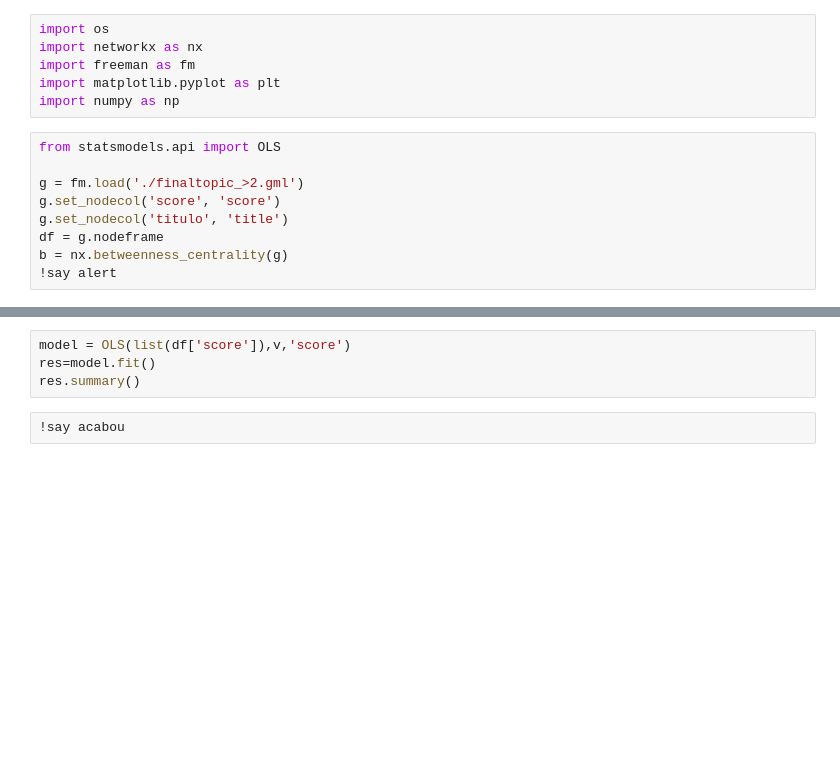
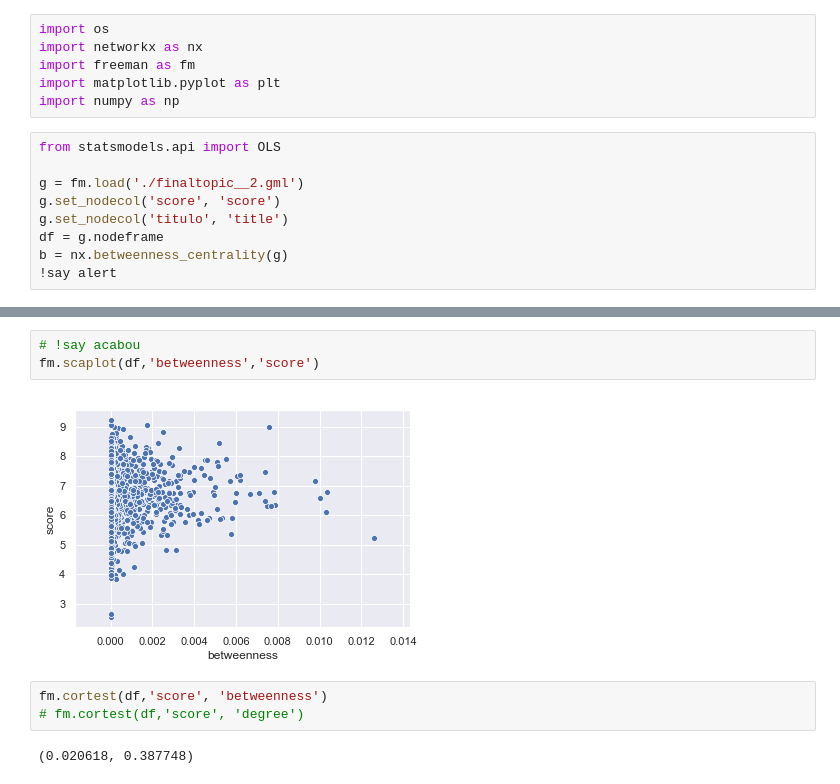
Before and after one commit to juanjorgegarcia/MAL-Social-Network-Analysis, a Jupyter notebook: analysis.ipynb, the cells around one changed output, grey strips where cells are left out. Cells and saved outputs as stored; diff of their text form; blank space fills up the shorter version.

```diff
--- a/analysis.ipynb
+++ b/analysis.ipynb
@@ -7,7 +7,7 @@ import numpy as np
 # %%
 from statsmodels.api import OLS
 
-g = fm.load('./finaltopic_>2.gml')
+g = fm.load('./finaltopic__2.gml')
 g.set_nodecol('score', 'score')
 g.set_nodecol('titulo', 'title')
 df = g.nodeframe
@@ -29,6 +76,10 @@ v = np.array(list(zip(df['betweenness'],list(df['degree']))))
-# %%
-model = OLS(list(df['score']),v,'score')
-res=model.fit()
-res.summary()
 # %%
-!say acabou
+# !say acabou
+fm.scaplot(df,'betweenness','score')
+# %% [output]
+[figure, added]
+# %%
+fm.cortest(df,'score', 'betweenness')
+# fm.cortest(df,'score', 'degree')
+# %% [output]
+(0.020618, 0.387748)
```
Also changed, not shown: parts of 5 cells of this notebook.
